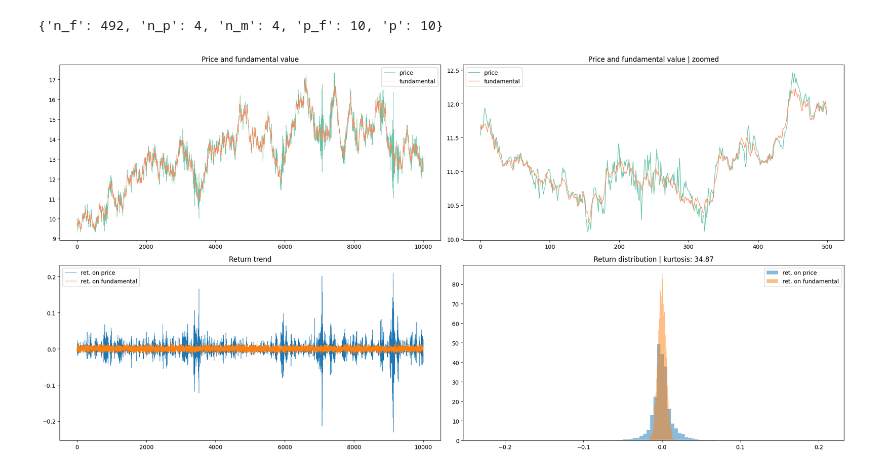
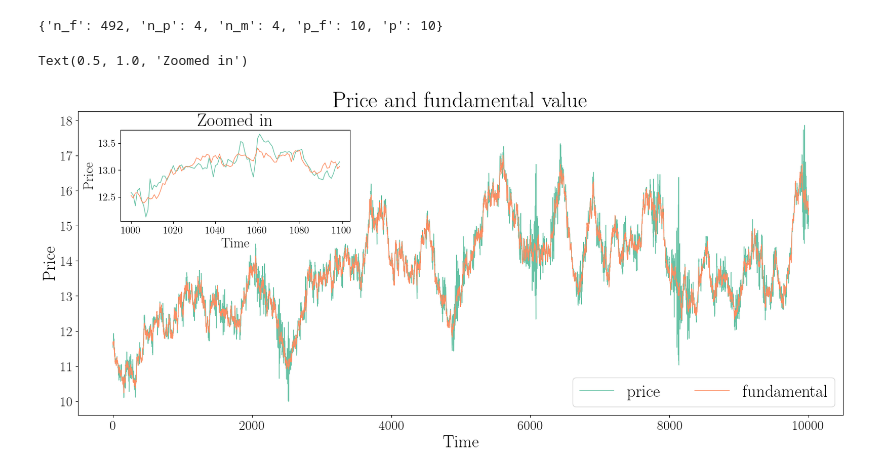
Before and after one commit to paololapo/LuxMarchesiModel, a Jupyter notebook: notebook.ipynb, the cells around one changed output. Cells and saved outputs as stored; diff of their text form; code cells hidden in the pictures.

```diff
--- a/notebook.ipynb
+++ b/notebook.ipynb
@@ -1,10 +1,16 @@
 # %%
 import numpy as np
+from tqdm import tqdm
+import pandas as pd
+import _pickle as pickle
+
+from pprint import pprint
+from mpl_toolkits.axes_grid1.inset_locator import inset_axes
+import matplotlib.gridspec as gridspec
 import matplotlib.pyplot as plt
 import seaborn as sns
-from tqdm import tqdm
-import pandas as pd
-from statsmodels.distributions.empirical_distribution import ECDF
+plt.style.use("./files/paper.mplstyle")
+
 from methods import *
 
 np.random.seed(12345)
@@ -32,31 +43,29 @@ def computeReturns(prices, tau):
     return diff
-# %%
-fig, ax = plt.subplots(2, 2, figsize=(20, 10))
-colors = sns.color_palette("Set2", 2)
-
-ax[0, 0].plot(time, history["prices"], lw=0.5, color=colors[0], label="price")
-ax[0, 0].plot(time, history["fundamentals"], lw=0.5, color=colors[1], label="fundamental")
-ax[0, 0].set_title("Price and fundamental value")
-ax[0, 0].legend()
-
-ax[0, 1].plot(history["prices"][1000:1500], lw=1, label="price", color=colors[0])
-ax[0, 1].plot(history["fundamentals"][1000:1500], lw=1, label="fundamental", color=colors[1])
-ax[0, 1].set_title("Price and fundamental value | zoomed")
-ax[0, 1].legend()
-
-
-ret = np.diff(np.log(history["prices"]))
-eps = np.diff(np.log(history["fundamentals"]))
-ax[1, 0].plot(ret, lw=0.5, label="ret. on price")
-ax[1, 0].plot(eps, lw=0.5, label="ret. on fundamental")
-ax[1, 0].set_title("Return trend")
-ax[1, 0].legend()
-
-ax[1, 1].set_title("Return distribution | kurtosis: {:.2f}".format(pd.Series(ret).kurtosis()))
-ax[1, 1].hist(ret, bins=100, alpha=0.5, density=True, label="ret. on price")
-ax[1, 1].hist(eps, bins=100, alpha=0.5, density=True, label="ret. on fundamental")
-ax[1, 1].legend()
-
-fig.tight_layout();
-# %% [output]
-[figure, removed]
+# %%
+fig, ax = plt.subplots(1, 1, figsize=(20, 8))
+colors = sns.color_palette("Set2", 2)
+cutoff = (1000, 1100)
+fontsize = 25
+
+# Plot the price and the fundamental value
+ax.plot(time, history["prices"], lw=1, color=colors[0], label="price")
+ax.plot(time, history["fundamentals"], lw=1, color=colors[1], label="fundamental")
+ax.set_xlabel("Time", fontsize=fontsize)
+ax.set_ylabel("Price", fontsize=fontsize)
+ax.tick_params(axis='both', which='major', labelsize=fontsize*0.8)
+ax.tick_params(axis='both', which='minor', labelsize=fontsize*0.8)
+ax.set_title("Price and fundamental value", fontsize=fontsize*1.3)
+ax.legend(loc="lower right", fontsize=fontsize, ncol=2)
+
+# Inset with zoomed in plot
+inset_ax = inset_axes(ax, width="100%", height="100%", bbox_to_anchor=(0.06, 0.65, 0.3, 0.3), bbox_transform=ax.transAxes)
+inset_ax.plot(time[cutoff[0]:cutoff[1]], history["prices"][cutoff[0]:cutoff[1]], lw=1, color=colors[0], label="price")
+inset_ax.plot(time[cutoff[0]:cutoff[1]], history["fundamentals"][cutoff[0]:cutoff[1]], lw=1, color=colors[1], label="fundamental")
+inset_ax.set_xlabel("Time", fontsize=fontsize*0.8)
+inset_ax.set_ylabel("Price", fontsize=fontsize*0.8)
+inset_ax.tick_params(axis='both', which='major', labelsize=fontsize*0.6)
+inset_ax.tick_params(axis='both', which='minor', labelsize=fontsize*0.6)
+inset_ax.set_title("Zoomed in", fontsize=fontsize*1.3*0.8)
+# %% [output]
+Text(0.5, 1.0, 'Zoomed in')
+[figure, added]
```
Also changed, not shown: parts of 14 cells of this notebook, 3 other files.
